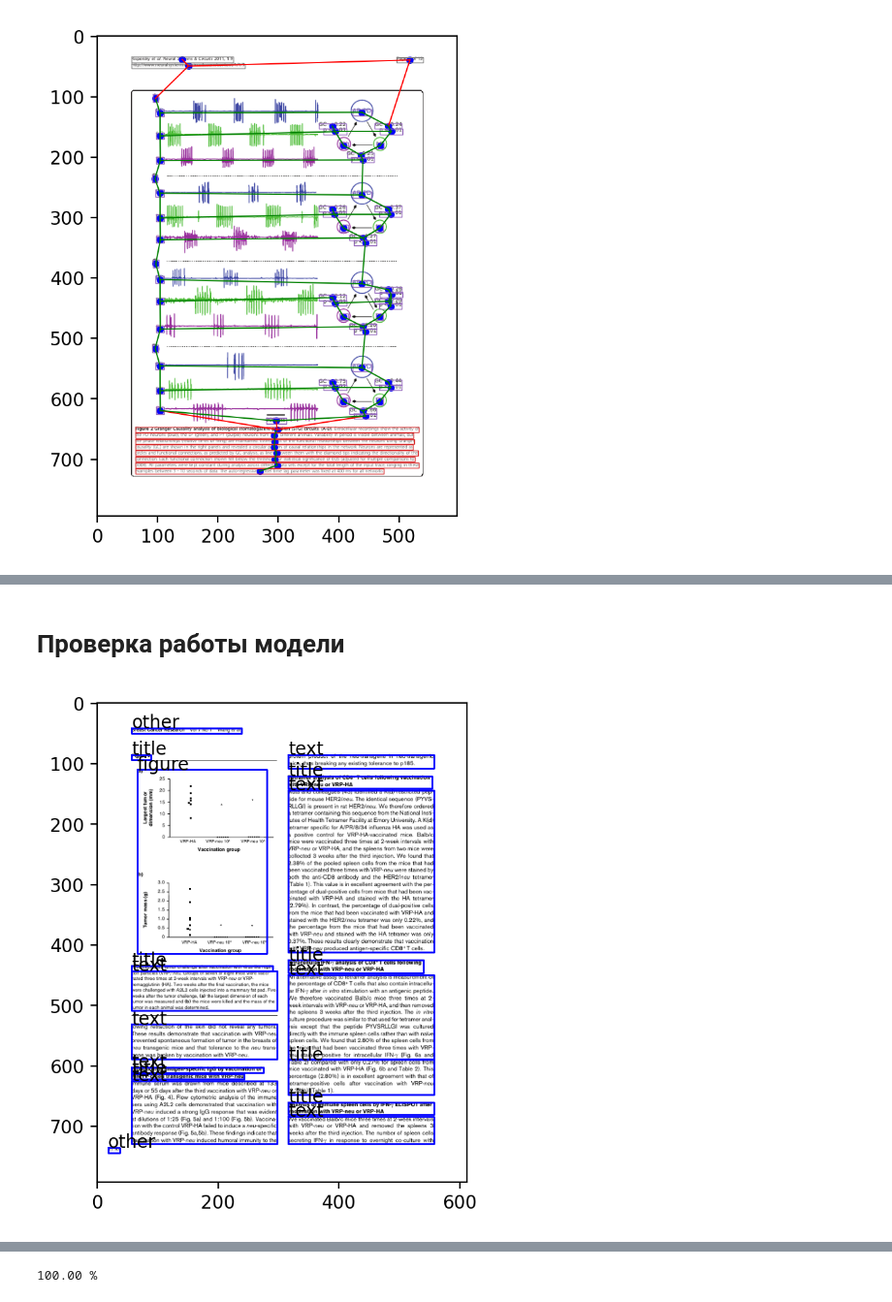
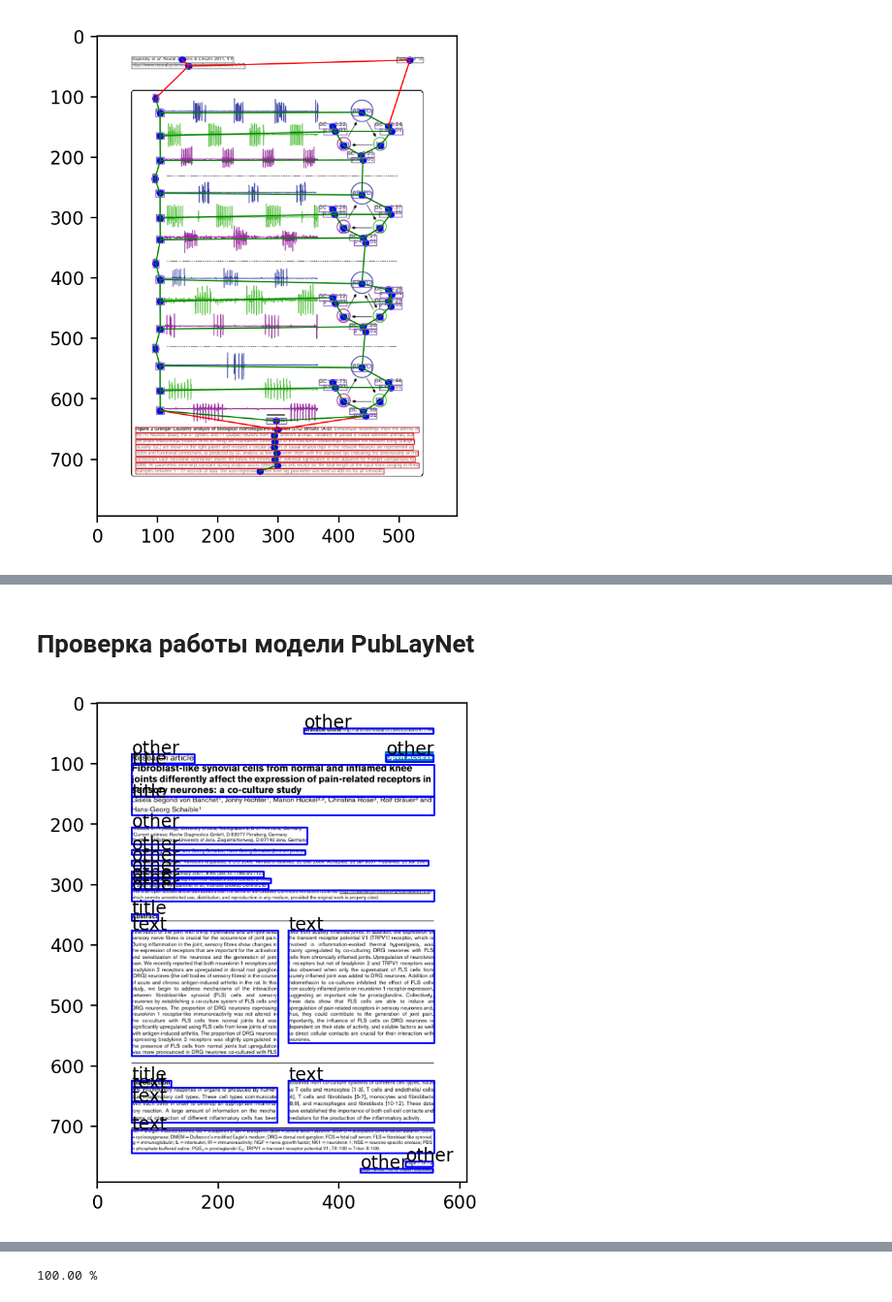
Before and after one commit to YRL-AIDA/rows2regionsGLAM, a Jupyter notebook: notebooks/rows2regions_model_pub2doc_doc2pub.ipynb, the cells around one changed output, grey strips where cells are left out. Shown at 97% size. Saved outputs shown, nothing was run; the diff lists cells and outputs as text; code cells hidden in the pictures.

```diff
--- a/notebooks/rows2regions_model_pub2doc_doc2pub.ipynb
+++ b/notebooks/rows2regions_model_pub2doc_doc2pub.ipynb
@@ -57,6 +79,6 @@ json_true_regions, CLASSES = coco_manager.get_regions_from_json()
 # %%
-CLASSES[3] = "text"
-CLASSES
+PUB_CLASSES[3] = "text"
+PUB_CLASSES
 # %% [output]
 {1: 'text', 2: 'title', 3: 'text', 4: 'table', 5: 'figure', 0: 'other'}
 # %%
@@ -180,6 +133,6 @@ ploter.plot_tokens(tokenizer, torch_dict2, markup=True)
 # %%
-GLAM_MODEL = 'row2region_GLAM_artic'
-PARAMS  = {
+PUB_GLAM_MODEL = 'pub_row2region_GLAM_artic'
+PUB_PARAMS  = {
     "node_featch": 15,
     "edge_featch": 4,
     "epochs": 30,
@@ -201,7 +154,7 @@ PARAMS  = {
         "node_coef": 0.2,
     },
     "sigmoidEdge": False,
-    "NodeClasses": len(CLASSES)
+    "NodeClasses": len(PUB_CLASSES)
 }
 # %%
 # Дисбаланс классов ------------------------------------
@@ -276,3 +194,3 @@ Number of parameters: 1473097
 # %%
-trainer = Trainer(conf={"loger": loger, "params": PARAMS, "model_name": GLAM_MODEL})
-trainer.start_train(5, dataset)
+trainer_pub = Trainer(conf={"loger": loger, "params": PUB_PARAMS, "model_name": PUB_GLAM_MODEL})
+trainer_pub.start_train(5, pub_dataset)
@@ -279,34 +383,33 @@ trainer.start_train(5, dataset)
 # %% [markdown]
-# Проверка работы модели
+# Проверка работы модели PubLayNet
 # %%
-from pager.page_model.sub_models import BaseConverter, RegionModel, RowsModel
-PARAMS['sigmoidEdge'] = True
-model = TorchModel(PARAMS)
-model.load_state_dict(torch.load(GLAM_MODEL, weights_only=True))
+PUB_PARAMS['sigmoidEdge'] = True
+model_pub = TorchModel(PUB_PARAMS)
+model_pub.load_state_dict(torch.load(PUB_GLAM_MODEL, weights_only=True))
 
 rows_model = RowsModel()
 region_model = RegionModel()
-rows2regions = Rows2Regions({
-    'model':model,
+rows2regions_pub = Rows2Regions({
+    'model':model_pub,
     'tokenizer': RowGLAMTokenizer(),
     'is_merge_extract': True,
-    'classes': CLASSES
+    'classes': PUB_CLASSES
 })
 # %%
-torch_dict2 = dataset[1]
-path_pdf = os.path.join(dataset_path, torch_dict2['file_name'] + ".pdf")
+torch_dict_pub_train = pub_dataset[100]
+path_pdf = os.path.join(publaynet_train_pdf_path, torch_dict_pub_train['file_name'] + ".pdf")
 pdf_json, img = pdf_manager.get_json_and_img_from_pdf(path_pdf)
 ploter.set_dpi(200)
 ploter.plot_img(img)
-# ploter.plot_tokens(tokenizer, torch_dict2)
+# ploter.plot_tokens(tokenizer, torch_dict_pub_train)
 
 # Регионы --------------------------------------------------------------
 row_json = row_manager.get_row_json_from_pdf_json(pdf_json)
 
 rows_model.from_dict({"rows": row_json})
-rows2regions.convert(rows_model, region_model)
+rows2regions_pub.convert(rows_model, region_model, img)
 
 for reg in region_model.regions:
     reg.segment.plot(text=reg.label)
 # %% [output]
-[figure, old version]
+[figure, new version]
```
Also changed, not shown: parts of 66 cells of this notebook, 11 other files.
